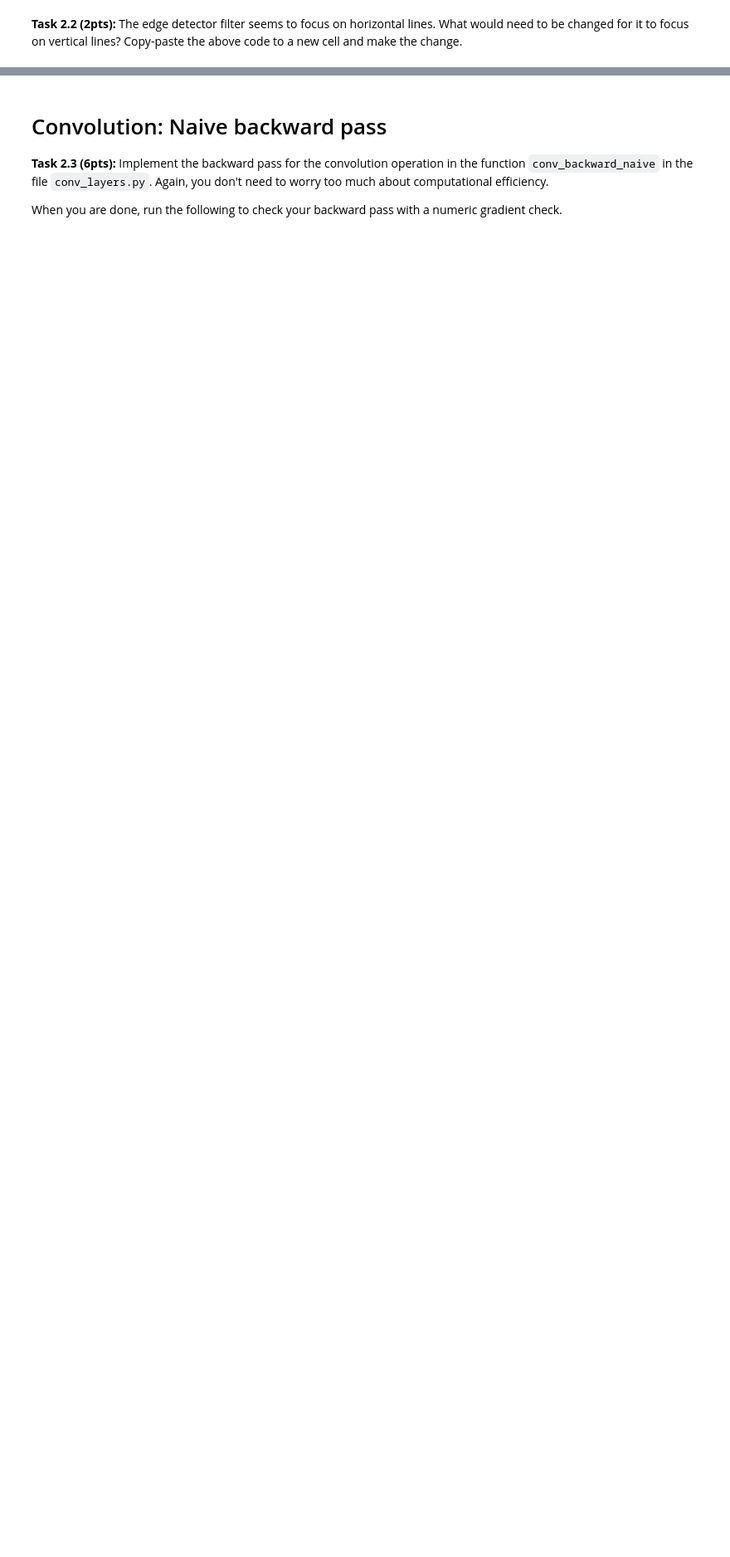
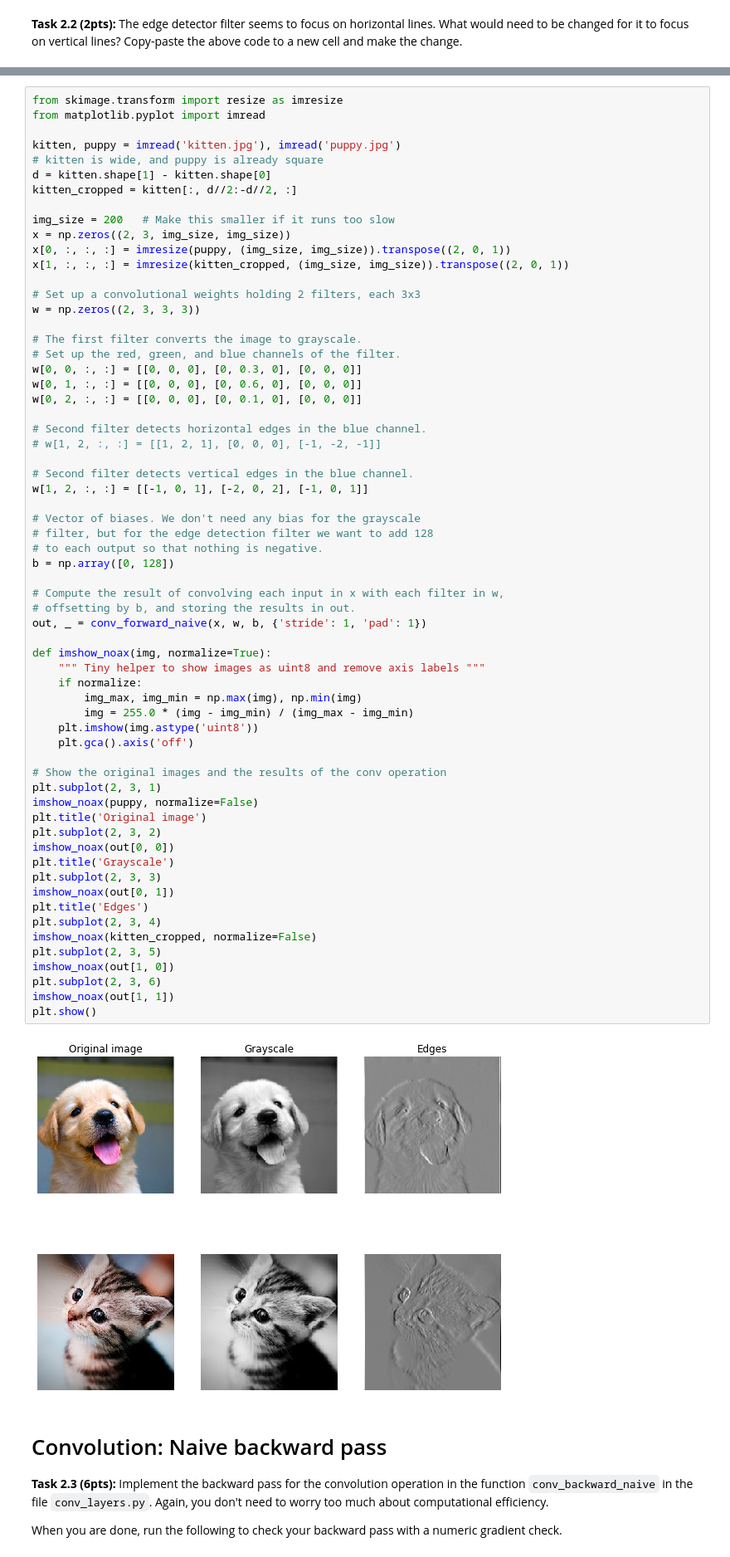
Before and after one commit to enliktjioe/nn2020, a Jupyter notebook: practice5/ConvolutionalNetworks.ipynb, the cells around one changed output, grey strips where cells are left out. Shown at 83% size. Saved outputs shown, nothing was run; the diff lists cells and outputs as text; blank space fills up the shorter version.

```diff
--- a/practice5/ConvolutionalNetworks.ipynb
+++ b/practice5/ConvolutionalNetworks.ipynb
@@ -205,3 +207,68 @@ plt.show()
+# %%
+from skimage.transform import resize as imresize
+from matplotlib.pyplot import imread
+
+kitten, puppy = imread('kitten.jpg'), imread('puppy.jpg')
+# kitten is wide, and puppy is already square
+d = kitten.shape[1] - kitten.shape[0]
+kitten_cropped = kitten[:, d//2:-d//2, :]
+
+img_size = 200   # Make this smaller if it runs too slow
+x = np.zeros((2, 3, img_size, img_size))
+x[0, :, :, :] = imresize(puppy, (img_size, img_size)).transpose((2, 0, 1))
+x[1, :, :, :] = imresize(kitten_cropped, (img_size, img_size)).transpose((2, 0, 1))
+
+# Set up a convolutional weights holding 2 filters, each 3x3
+w = np.zeros((2, 3, 3, 3))
+
+# The first filter converts the image to grayscale.
+# Set up the red, green, and blue channels of the filter.
+w[0, 0, :, :] = [[0, 0, 0], [0, 0.3, 0], [0, 0, 0]]
+w[0, 1, :, :] = [[0, 0, 0], [0, 0.6, 0], [0, 0, 0]]
+w[0, 2, :, :] = [[0, 0, 0], [0, 0.1, 0], [0, 0, 0]]
+
+# Second filter detects horizontal edges in the blue channel.
+# w[1, 2, :, :] = [[1, 2, 1], [0, 0, 0], [-1, -2, -1]]
+
+# Second filter detects vertical edges in the blue channel.
+w[1, 2, :, :] = [[-1, 0, 1], [-2, 0, 2], [-1, 0, 1]]
+
+# Vector of biases. We don't need any bias for the grayscale
+# filter, but for the edge detection filter we want to add 128
+# to each output so that nothing is negative.
+b = np.array([0, 128])
+
+# Compute the result of convolving each input in x with each filter in w,
+# offsetting by b, and storing the results in out.
+out, _ = conv_forward_naive(x, w, b, {'stride': 1, 'pad': 1})
+
+def imshow_noax(img, normalize=True):
+    """ Tiny helper to show images as uint8 and remove axis labels """
+    if normalize:
+        img_max, img_min = np.max(img), np.min(img)
+        img = 255.0 * (img - img_min) / (img_max - img_min)
+    plt.imshow(img.astype('uint8'))
+    plt.gca().axis('off')
+
+# Show the original images and the results of the conv operation
+plt.subplot(2, 3, 1)
+imshow_noax(puppy, normalize=False)
+plt.title('Original image')
+plt.subplot(2, 3, 2)
+imshow_noax(out[0, 0])
+plt.title('Grayscale')
+plt.subplot(2, 3, 3)
+imshow_noax(out[0, 1])
+plt.title('Edges')
+plt.subplot(2, 3, 4)
+imshow_noax(kitten_cropped, normalize=False)
+plt.subplot(2, 3, 5)
+imshow_noax(out[1, 0])
+plt.subplot(2, 3, 6)
+imshow_noax(out[1, 1])
+plt.show()
+# %% [output]
+[figure, added]
 # %% [markdown]
 # Convolution: Naive backward pass
 **Task 2.3 (6pts):** Implement the backward pass for the convolution operation in the function `conv_backward_naive` in the file `conv_layers.py`. Again, you don't need to worry too much about computational efficiency.
```
Also changed, not shown: parts of 5 cells of this notebook, 1 other file.
